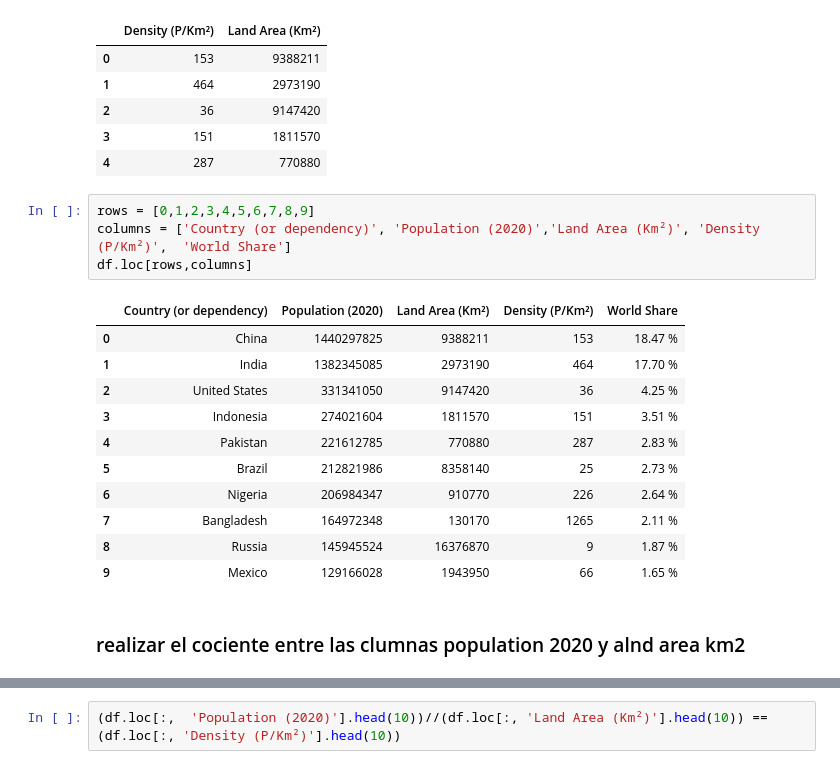
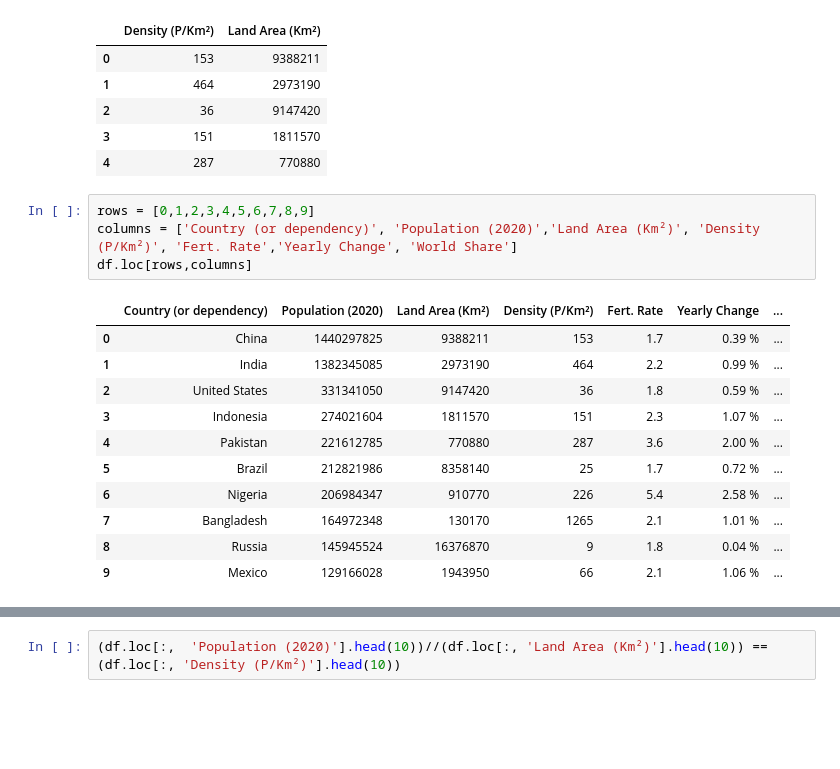
Before and after one commit to Fern1989/trabajo_final_curso_organidata, a Jupyter notebook: Trabajo_Final.ipynb, the cells around one changed output, grey strips where cells are left out. Saved outputs shown, nothing was run; the diff lists cells and outputs as text; blank space fills up the shorter version.

```diff
--- a/Trabajo_Final.ipynb
+++ b/Trabajo_Final.ipynb
@@ -155,19 +192,17 @@ df.filter(like='Km²').head()
 | 4 | 287 | 770880 |
 # %%
 rows = [0,1,2,3,4,5,6,7,8,9]
-columns = ['Country (or dependency)', 'Population (2020)','Land Area (Km²)', 'Density (P/Km²)',  'World Share']
+columns = ['Country (or dependency)', 'Population (2020)','Land Area (Km²)', 'Density (P/Km²)', 'Fert. Rate','Yearly Change', 'World Share']
 df.loc[rows,columns]
 # %% [output]
-|  | Country (or dependency) | Population (2020) | Land Area (Km²) | Density (P/Km²) | World Share |
-| 0 | China | 1440297825 | 9388211 | 153 | 18.47 % |
-| 1 | India | 1382345085 | 2973190 | 464 | 17.70 % |
-| 2 | United States | 331341050 | 9147420 | 36 | 4.25 % |
-| 3 | Indonesia | 274021604 | 1811570 | 151 | 3.51 % |
-| 4 | Pakistan | 221612785 | 770880 | 287 | 2.83 % |
-| 5 | Brazil | 212821986 | 8358140 | 25 | 2.73 % |
-| 6 | Nigeria | 206984347 | 910770 | 226 | 2.64 % |
-| 7 | Bangladesh | 164972348 | 130170 | 1265 | 2.11 % |
-| 8 | Russia | 145945524 | 16376870 | 9 | 1.87 % |
-| 9 | Mexico | 129166028 | 1943950 | 66 | 1.65 % |
+|  | Country (or dependency) | Population (2020) | Land Area (Km²) | Density (P/Km²) | Fert. Rate | Yearly Change | ... |
+| 0 | China | 1440297825 | 9388211 | 153 | 1.7 | 0.39 % | ... |
+| 1 | India | 1382345085 | 2973190 | 464 | 2.2 | 0.99 % | ... |
+| 2 | United States | 331341050 | 9147420 | 36 | 1.8 | 0.59 % | ... |
+| 3 | Indonesia | 274021604 | 1811570 | 151 | 2.3 | 1.07 % | ... |
+| 4 | Pakistan | 221612785 | 770880 | 287 | 3.6 | 2.00 % | ... |
+| 5 | Brazil | 212821986 | 8358140 | 25 | 1.7 | 0.72 % | ... |
+| 6 | Nigeria | 206984347 | 910770 | 226 | 5.4 | 2.58 % | ... |
+| 7 | Bangladesh | 164972348 | 130170 | 1265 | 2.1 | 1.01 % | ... |
+| 8 | Russia | 145945524 | 16376870 | 9 | 1.8 | 0.04 % | ... |
+| 9 | Mexico | 129166028 | 1943950 | 66 | 2.1 | 1.06 % | ... |
-# %% [markdown]
-### realizar el cociente entre las clumnas population 2020 y alnd area km2
```
Also changed, not shown: parts of 19 cells of this notebook, 1 other file.
